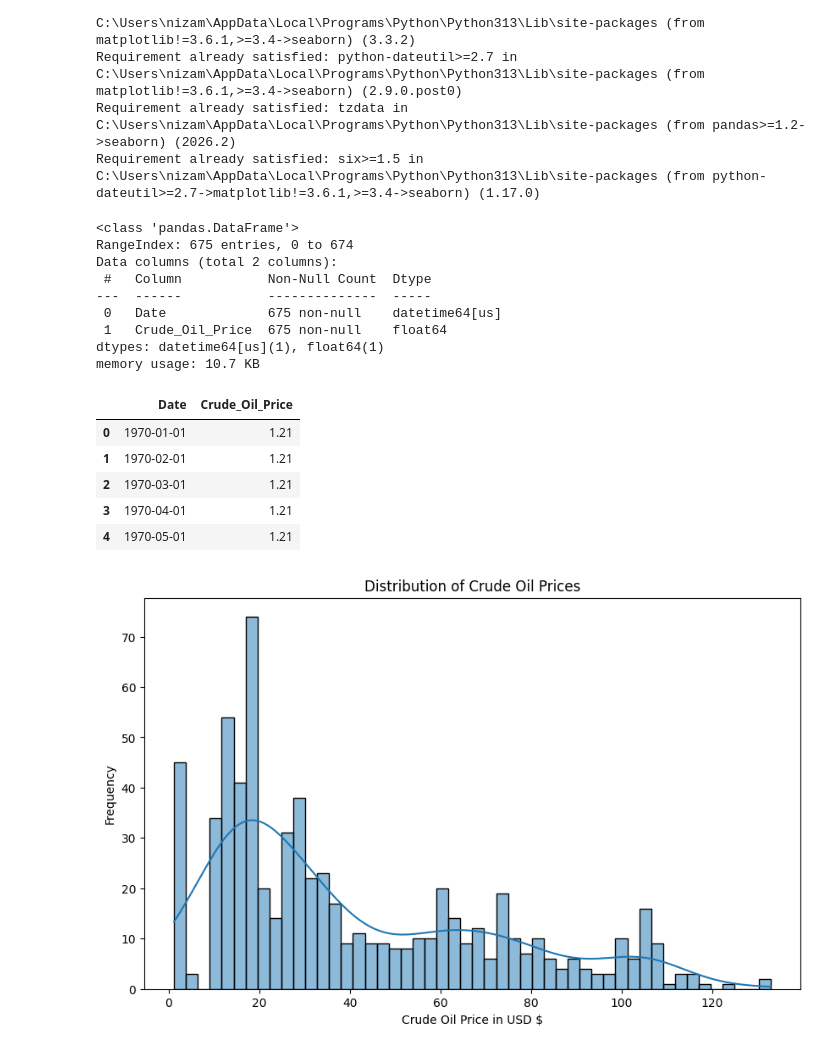
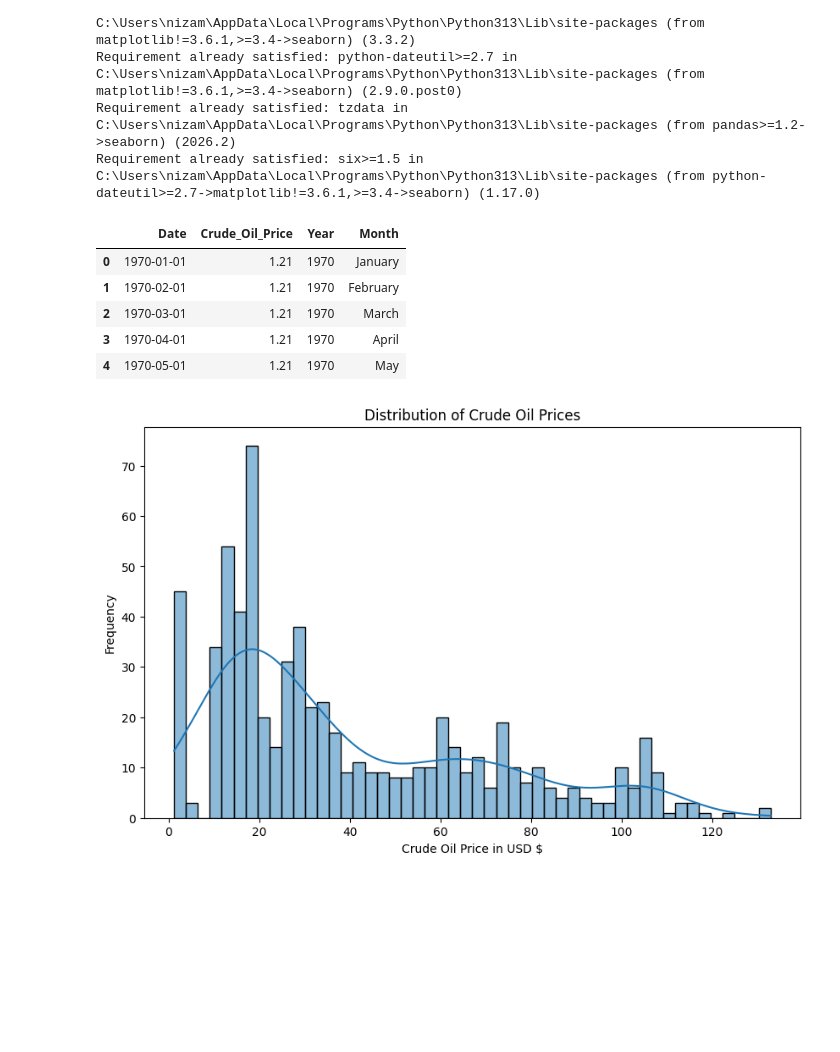
Before and after one commit to nizamshaik498-dotcom/Data-Science-Internship-Tasks-projects, a Jupyter notebook: fuel_price.ipynb, the cells around one changed output. Drawn from its saved outputs; the diff is of its cells as text; code cells hidden in the pictures; blank space fills up the shorter version.

```diff
--- a/fuel_price.ipynb
+++ b/fuel_price.ipynb
@@ -35,37 +35,29 @@ Requirement already satisfied: python-dateutil>=2.7 in C:\Users\nizam\AppData\Lo
 Requirement already satisfied: tzdata in C:\Users\nizam\AppData\Local\Programs\Python\Python313\Lib\site-packages (from pandas>=1.2->seaborn) (2026.2)
 Requirement already satisfied: six>=1.5 in C:\Users\nizam\AppData\Local\Programs\Python\Python313\Lib\site-packages (from python-dateutil>=2.7->matplotlib!=3.6.1,>=3.4->seaborn) (1.17.0)
 # %%
+import pandas as pd
 import numpy as np
-import pandas as pd
 import matplotlib.pyplot as plt
 import seaborn as sns
 import plotly.express as px
 
-# Loading the dataset
+# Load dataset
 df = pd.read_csv("fuel_prices_1970_2026.csv")
 
-# Convert Date column to datetime objects (Crucial for time-series)
+# Convert 'Date' to datetime and extract time features for seasonality
 df['Date'] = pd.to_datetime(df['Date'])
+df['Year'] = df['Date'].dt.year
+df['Month'] = df['Date'].dt.month_name()
 
-# Show data info to verify columns
-df.info()
+# Verify setup
 df.head()
 # %% [output]
-<class 'pandas.DataFrame'>
-RangeIndex: 675 entries, 0 to 674
-Data columns (total 2 columns):
- #   Column           Non-Null Count  Dtype
----  ------           --------------  -----
- 0   Date             675 non-null    datetime64[us]
- 1   Crude_Oil_Price  675 non-null    float64
-dtypes: datetime64[us](1), float64(1)
-memory usage: 10.7 KB
-|  | Date | Crude_Oil_Price |
-| 0 | 1970-01-01 | 1.21 |
-| 1 | 1970-02-01 | 1.21 |
-| 2 | 1970-03-01 | 1.21 |
-| 3 | 1970-04-01 | 1.21 |
-| 4 | 1970-05-01 | 1.21 |
+|  | Date | Crude_Oil_Price | Year | Month |
+| 0 | 1970-01-01 | 1.21 | 1970 | January |
+| 1 | 1970-02-01 | 1.21 | 1970 | February |
+| 2 | 1970-03-01 | 1.21 | 1970 | March |
+| 3 | 1970-04-01 | 1.21 | 1970 | April |
+| 4 | 1970-05-01 | 1.21 | 1970 | May |
 # %%
 plt.figure(figsize=(10, 6))
 sns.histplot(df['Crude_Oil_Price'], bins=50, kde=True)
```
Also changed, not shown: parts of 3 cells of this notebook.
